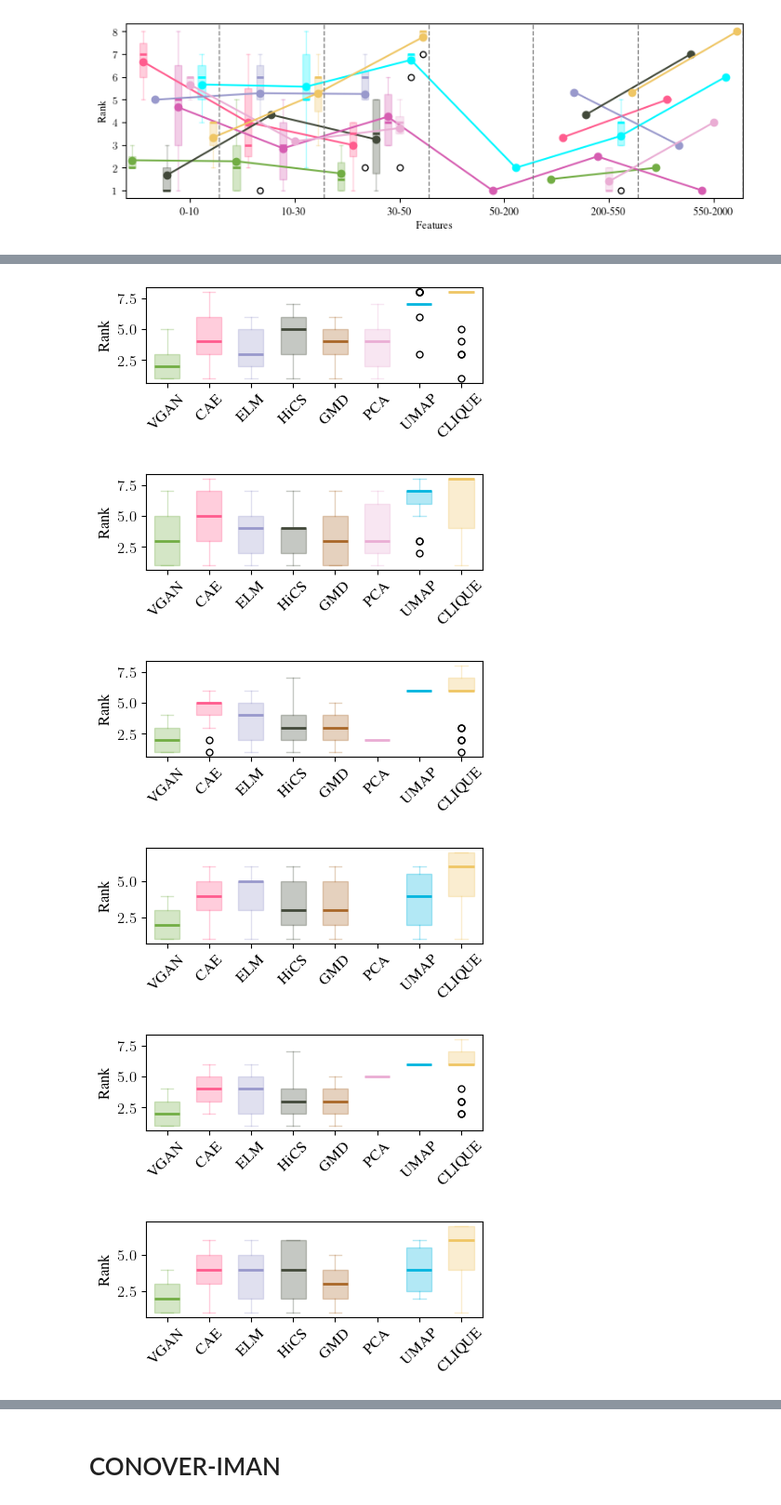
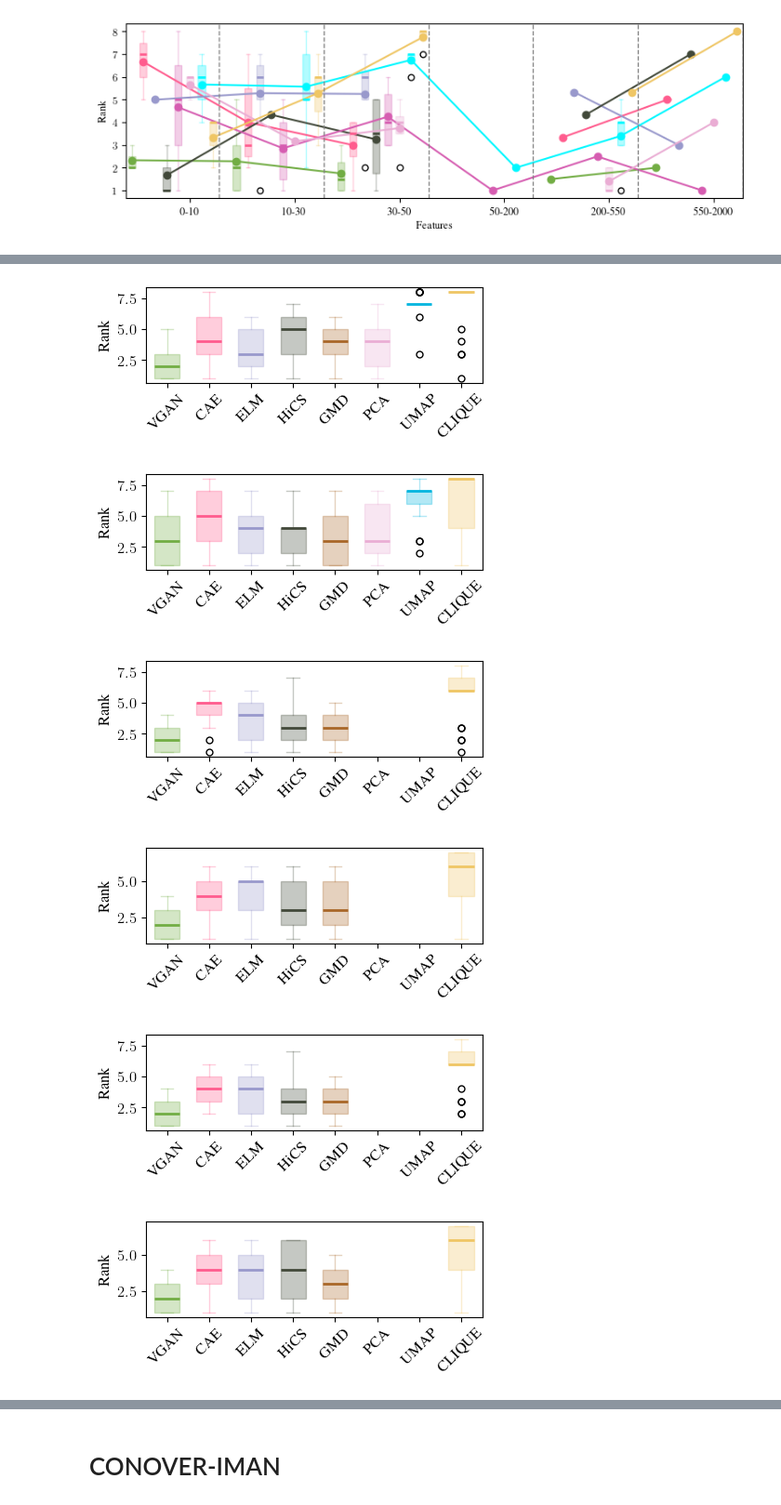
Before and after one commit to jcribeiro98/V-GAN, a Jupyter notebook: images.ipynb, the cells around one changed output, grey strips where cells are left out. Shown at 93% size. Drawn from its saved outputs; the diff is of its cells as text; code cells hidden in the pictures.

```diff
--- a/images.ipynb
+++ b/images.ipynb
@@ -471,6 +471,7 @@ def plot_boxplots_together(odm,type_u):
     # Creating the combined boxplot with individual boxplots, line plots of the average ranks, and vertical lines to indicate group limits
     plt.figure(figsize=(2*7/3, 4/3))
     pos = np.array([1])
+
 
     # Creating the boxplots for VGAN, ENSEMBLE, and FS
     boxplot_vgan = plt.boxplot(
@@ -538,32 +539,32 @@ def plot_boxplots_together(odm,type_u):
         flierprops=dict(marker='o', markersize=5, linestyle='none',
                         linewidth=2, color=gmd_color)
     )
-
-    boxplot_pca = plt.boxplot(
-        [pca_pvalue_ranks],
-        positions=pos + 5,
-        widths=0.6,
-        patch_artist=True,
-        boxprops=dict(facecolor=pca_color, color=pca_color, alpha=0.3),
-        whiskerprops=dict(color=pca_color, alpha=0.3),
-        capprops=dict(color=pca_color, alpha=0.3),
-        medianprops=dict(color=pca_color,linewidth=2),
-        flierprops=dict(marker='o', markersize=5, linestyle='none',
-                        linewidth=2, color=pca_color)
-    )
-
-    boxplot_umap = plt.boxplot(
-        [umap_pvalue_ranks],
-        positions=pos + 6,
-        widths=0.6,
-        patch_artist=True,
-        boxprops=dict(facecolor=umap_color, color=umap_color, alpha=0.3),
-        whiskerprops=dict(color=umap_color, alpha=0.3),
-        capprops=dict(color=umap_color, alpha=0.3),
-        medianprops=dict(color=umap_color,linewidth=2),
-        flierprops=dict(marker='o', markersize=5, linestyle='none',
-                        linewidth=2, color=umap_color)
-    )
+    if odm not in ["ECOD", "COPOD"]:
+        boxplot_pca = plt.boxplot(
+            [pca_pvalue_ranks],
+            positions=pos + 5,
+            widths=0.6,
+            patch_artist=True,
+            boxprops=dict(facecolor=pca_color, color=pca_color, alpha=0.3),
+            whiskerprops=dict(color=pca_color, alpha=0.3),
+            capprops=dict(color=pca_color, alpha=0.3),
+            medianprops=dict(color=pca_color,linewidth=2),
+            flierprops=dict(marker='o', markersize=5, linestyle='none',
+                            linewidth=2, color=pca_color)
+        )
+    if odm not in ["ECOD", "COPOD"]:
+        boxplot_umap = plt.boxplot(
+            [umap_pvalue_ranks],
+            positions=pos + 6,
+            widths=0.6,
+            patch_artist=True,
+            boxprops=dict(facecolor=umap_color, color=umap_color, alpha=0.3),
+            whiskerprops=dict(color=umap_color, alpha=0.3),
+            capprops=dict(color=umap_color, alpha=0.3),
+            medianprops=dict(color=umap_color,linewidth=2),
+            flierprops=dict(marker='o', markersize=5, linestyle='none',
+                            linewidth=2, color=umap_color)
+        )
 
     boxplot_clique = plt.boxplot(
         [clique_pvalue_ranks],
@@ -573,38 +574,37 @@ def plot_boxplots_together(odm,type_u):
         boxprops=dict(facecolor=clique_color, color=clique_color, alpha=0.3),
         whiskerprops=dict(color=clique_color, alpha=0.3),
         capprops=dict(color=clique_color, alpha=0.3),
         medianprops=dict(color=clique_color,linewidth=2),
         flierprops=dict(marker='o', markersize=5, linestyle='none',
                         linewidth=2, color=clique_color)
     )
 
 
 
 
 
     # Setting the x-axis labels
     plt.xticks([1,2,3,4,5,6,7,8], ["VGAN","CAE","ELM", "HiCS","GMD","PCA","UMAP","CLIQUE"], rotation=45)
 
     plt.ylabel('Rank')
 
     #legend.set_bbox_to_anchor((.45,.1))
-    plt.savefig(f'experiments/Outlier_Detection/COMPETITORS/together/{odm}_{type_u}_together.png',dpi=1000)
+    plt.savefig(f'experiments/Outlier_Detection/COMPETITORS/together/{odm}_{type_u}_together.pdf',dpi=1000)
     plt.show()
 
 
 #Define the dataset
-odm = "CBLOF"
-type_u = "non-lense"
+type_u = "lense"
 for odm in ["LOF","KNN", "ECOD", "COPOD", "CBLOF"]:
     for type_u in ["lense", "non-lense"]:
         plot_boxplots_together(odm,type_u)
 # %% [output]
 [figure]
 [figure]
 [figure]
 [figure]
-[figure, old version]
+[figure, new version]
-[figure, old version]
+[figure, new version]
-[figure, old version]
+[figure, new version]
-[figure, old version]
+[figure, new version]
 [figure]
```
Also changed, not shown: parts of 1 cell of this notebook, 1 other file.
